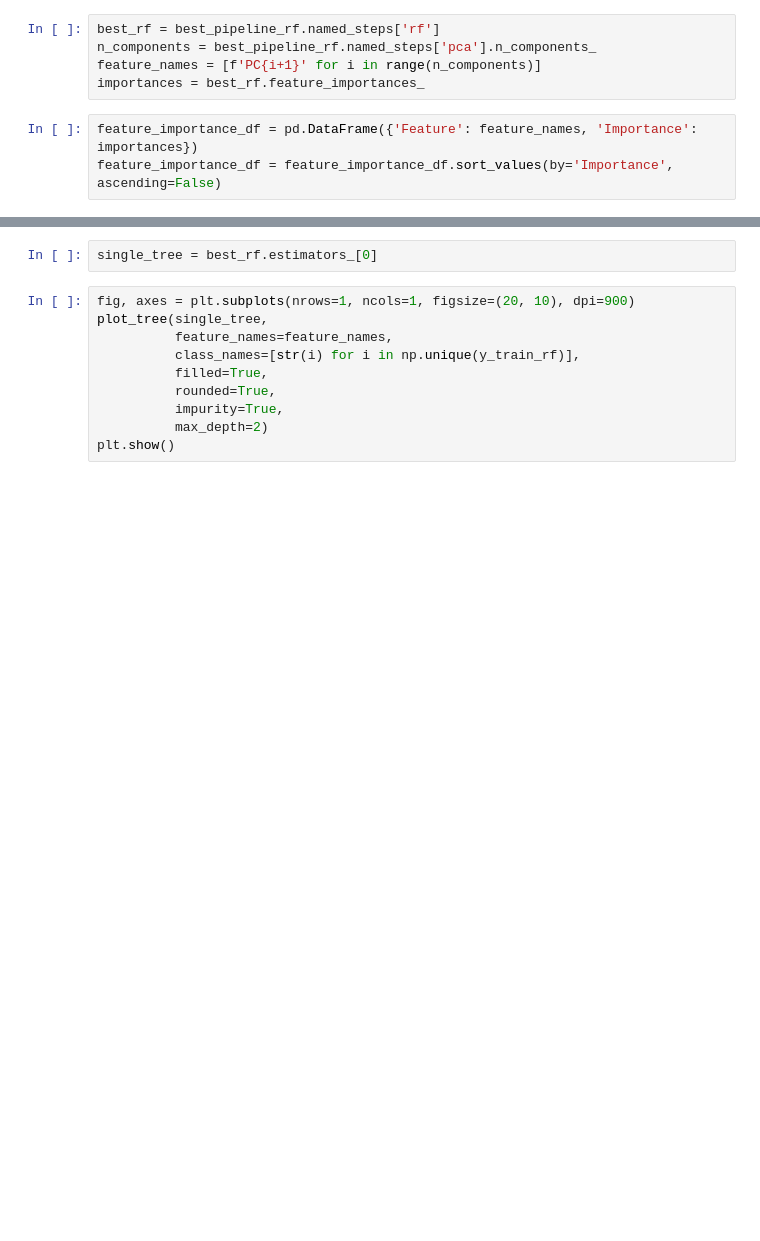
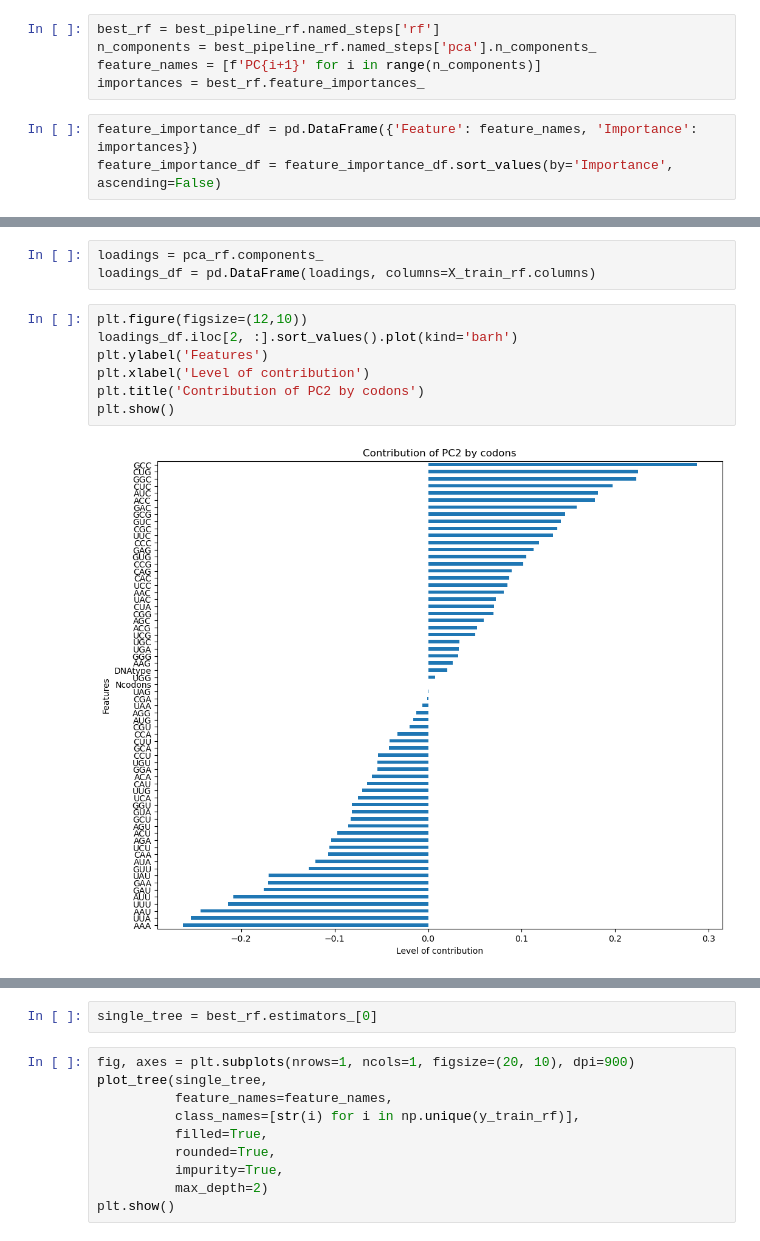
Before and after one commit to PierPompilii/Codon-Kingdom-Classifier, a Jupyter notebook: notebooks/04-modelling.ipynb, the cells around one changed output, grey strips where cells are left out. Saved outputs shown, nothing was run; the diff lists cells and outputs as text; blank space fills up the shorter version.

```diff
--- a/notebooks/04-modelling.ipynb
+++ b/notebooks/04-modelling.ipynb
@@ -507,3 +504,15 @@ array([[-6.94400941e-08,  1.00000000e+00, -1.16024892e-09, ...,
+# %%
+loadings = pca_rf.components_
+loadings_df = pd.DataFrame(loadings, columns=X_train_rf.columns)
+# %%
+plt.figure(figsize=(12,10))
+loadings_df.iloc[2, :].sort_values().plot(kind='barh')
+plt.ylabel('Features')
+plt.xlabel('Level of contribution')
+plt.title('Contribution of PC2 by codons')
+plt.show()
+# %% [output]
+[figure, added]
 # %%
 plt.figure(figsize=(10,8))
 ax = sns.heatmap(pca_rf.components_,
```
Also changed, not shown: parts of 33 cells of this notebook.
